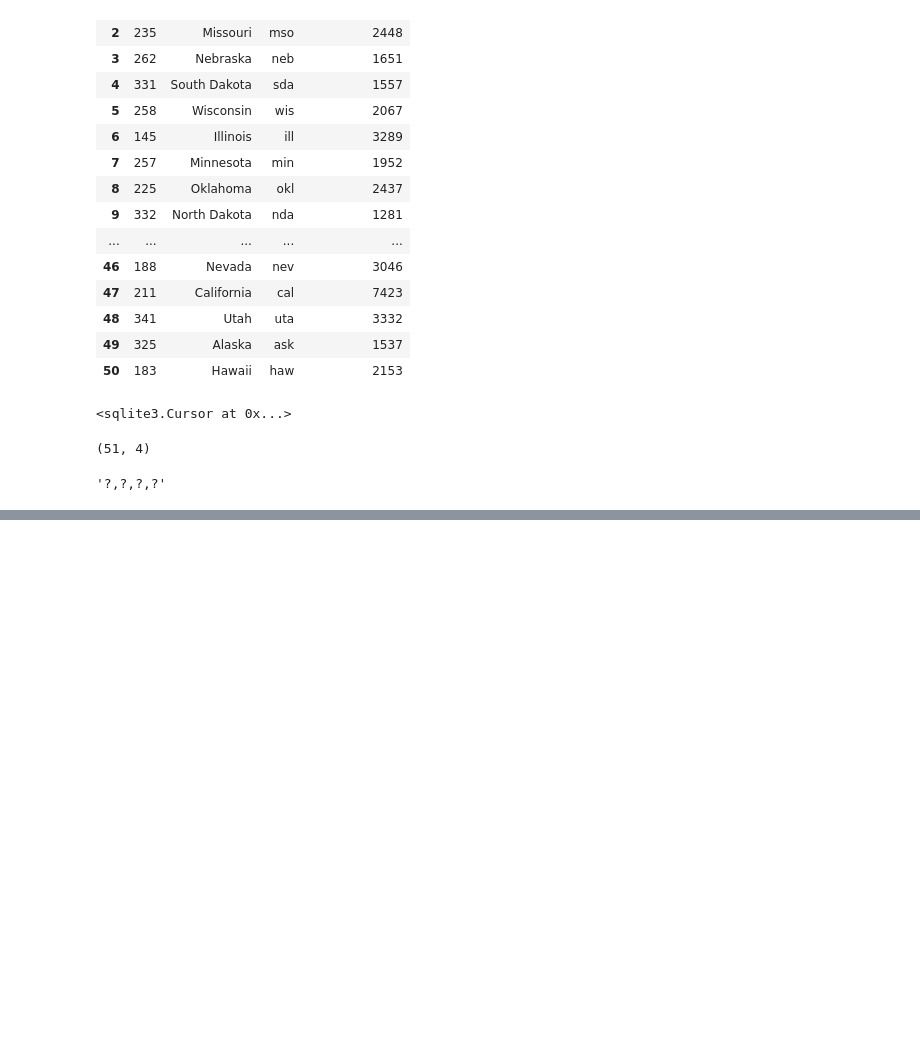
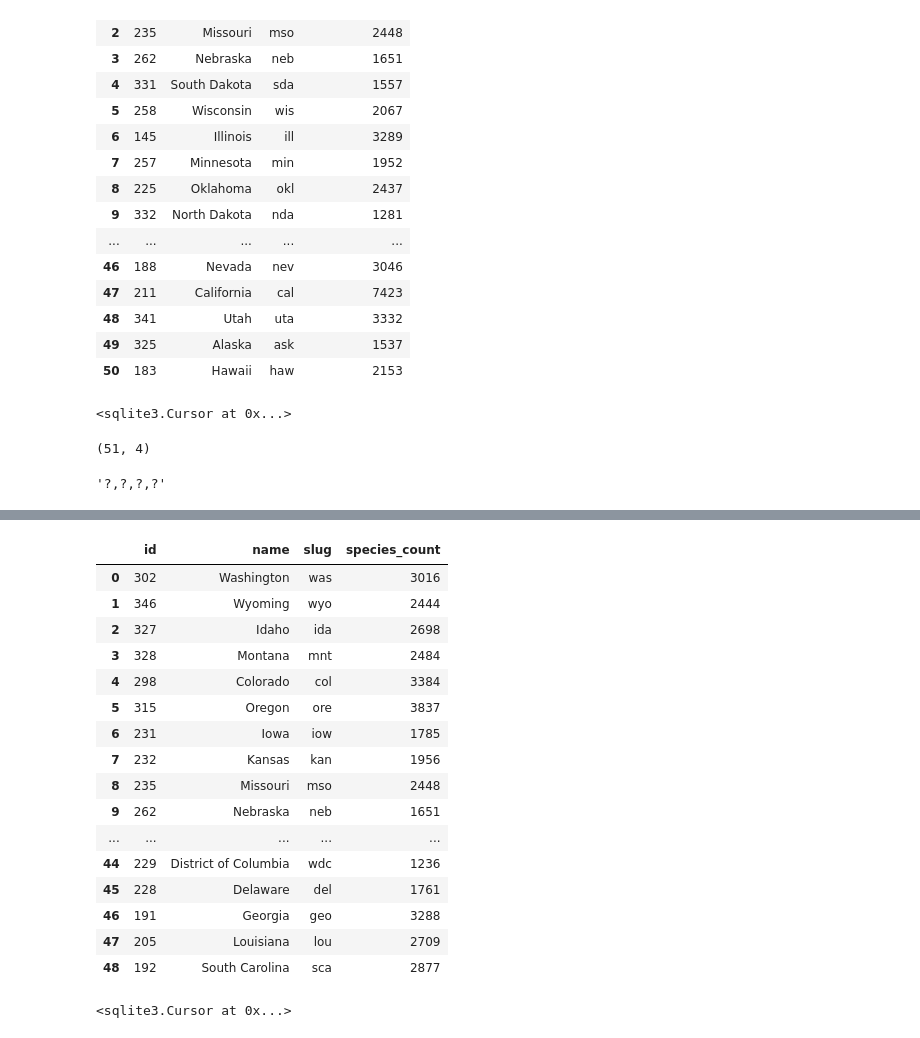
Before and after one commit to saronraut/PlantWorld, a Jupyter notebook: Saron-test_ground/Zone Data.ipynb, the cells around one changed output, grey strips where cells are left out. Saved outputs shown, nothing was run; the diff lists cells and outputs as text; code cells hidden in the pictures; blank space fills up the shorter version.

```diff
--- a/Saron-test_ground/Zone Data.ipynb
+++ b/Saron-test_ground/Zone Data.ipynb
@@ -335,0 +338,27 @@ conn.commit()
+# %%
+Northern_America = [601,602,603,604,605,606,325]
+Northern_America_1 = [601]
+# %%
+# Consolidated Code to get info on each state
+state_name =[]
+state_id = []
+state_slug = []
+state_species_count = []
+
+for x in Northern_America:
+    url = f"https://trefle.io/api/v1/distributions/{x}?token=lJB461ruHXGiw6SBUD_liGd6XLjQI6Kyqj0AGLhhKn0"
+    print("downloading", url)
+    response = requests.get(url)
+    data = response.json()['data']['children']
+
+    for state in data:
+        state_name_data = state["name"]
+        state_id_data = state["id"]
+        state_slug_data = state['slug']
+        state_count_data = state['species_count']
+        state_name.append(state_name_data)
+        state_id.append(state_id_data)
+        state_slug.append(state_slug_data)
+        state_species_count.append(state_count_data)
+
+len(state_name)
@@ -335,0 +374,32 @@ conn.commit()
+# %%
+# state_name =[]
+# state_id = []
+# state_slug = []
+# state_species_count = []
+
+df_49_state = pd.DataFrame({"id": state_id, "name": state_name, "slug": state_slug, "species_count": state_species_count})
+df_49_state
+# %% [output]
+|  | id | name | slug | species_count |
+| 0 | 302 | Washington | was | 3016 |
+| 1 | 346 | Wyoming | wyo | 2444 |
+| 2 | 327 | Idaho | ida | 2698 |
+| 3 | 328 | Montana | mnt | 2484 |
+| 4 | 298 | Colorado | col | 3384 |
+| 5 | 315 | Oregon | ore | 3837 |
+| 6 | 231 | Iowa | iow | 1785 |
+| 7 | 232 | Kansas | kan | 1956 |
+| 8 | 235 | Missouri | mso | 2448 |
+| 9 | 262 | Nebraska | neb | 1651 |
+| ... | ... | ... | ... | ... |
+| 44 | 229 | District of Columbia | wdc | 1236 |
+| 45 | 228 | Delaware | del | 1761 |
+| 46 | 191 | Georgia | geo | 3288 |
+| 47 | 205 | Louisiana | lou | 2709 |
+| 48 | 192 | South Carolina | sca | 2877 |
+# %%
+conn = sqlite3.connect('state.db')
+
+conn.cursor().execute("CREATE TABLE IF NOT EXISTS state49 ({})".format(','.join(df_49_state.columns)))
+# %% [output]
+<sqlite3.Cursor at 0x...>
```
Also changed, not shown: parts of 10 cells of this notebook, 2 other files.
